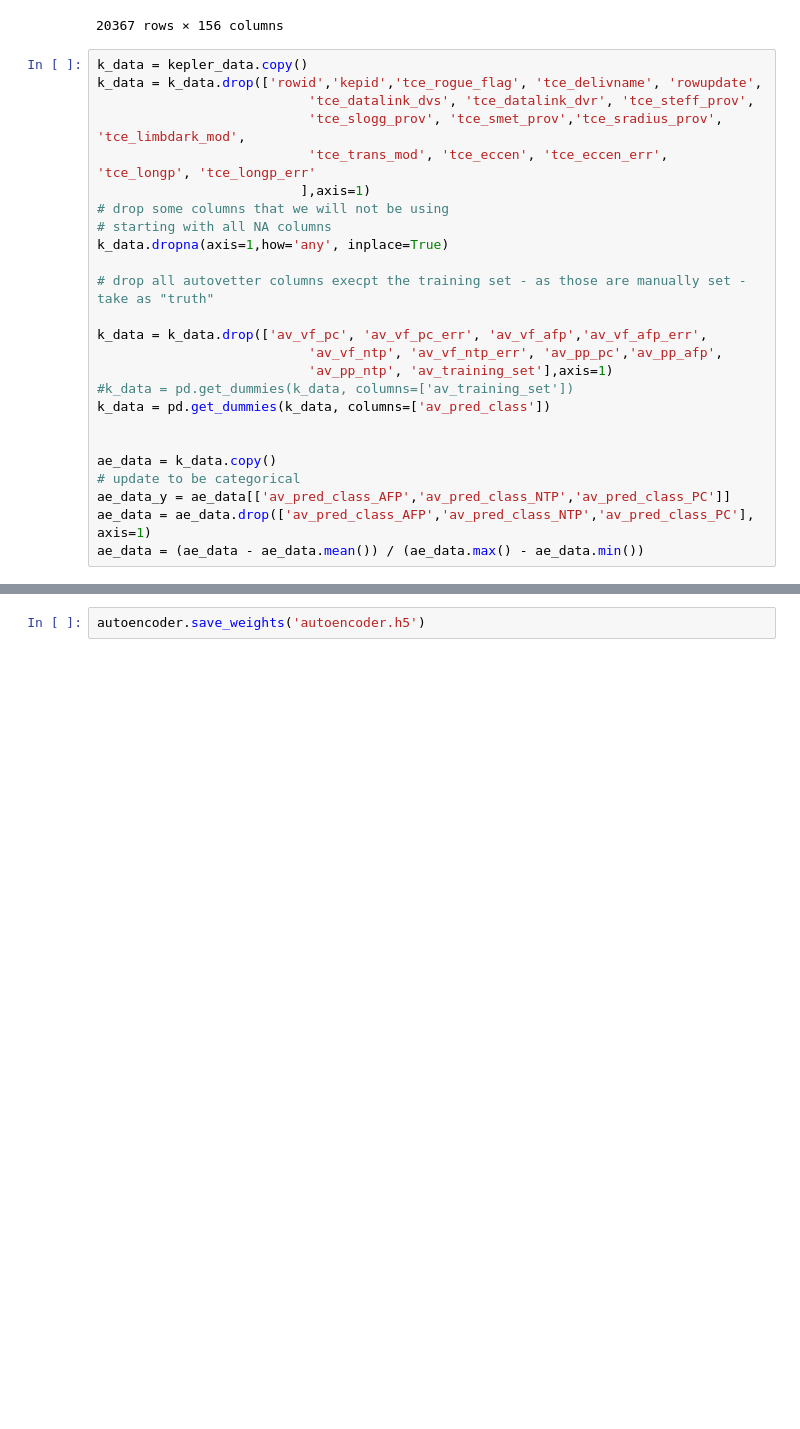
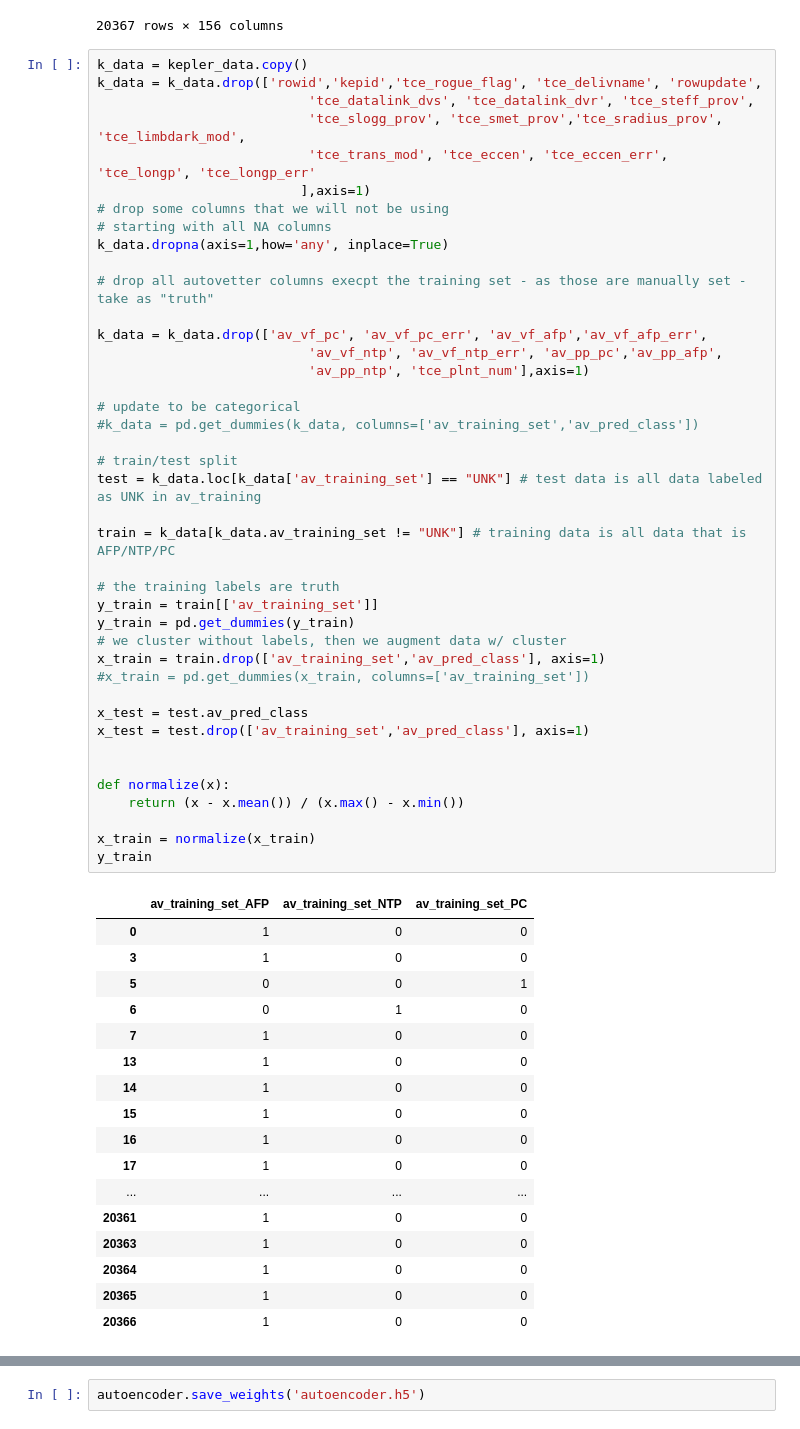
Before and after one commit to rugggg/CADS, a Jupyter notebook: thesis/deepEmbeddedClustering/decRefined.ipynb, the cells around one changed output, grey strips where cells are left out. Saved outputs shown, nothing was run; the diff lists cells and outputs as text; blank space fills up the shorter version.

```diff
--- a/thesis/deepEmbeddedClustering/decRefined.ipynb
+++ b/thesis/deepEmbeddedClustering/decRefined.ipynb
@@ -45,25 +47,59 @@ kepler_data
 # %%
 k_data = kepler_data.copy()
 k_data = k_data.drop(['rowid','kepid','tce_rogue_flag', 'tce_delivname', 'rowupdate',
                            'tce_datalink_dvs', 'tce_datalink_dvr', 'tce_steff_prov',
                            'tce_slogg_prov', 'tce_smet_prov','tce_sradius_prov', 'tce_limbdark_mod',
                            'tce_trans_mod', 'tce_eccen', 'tce_eccen_err', 'tce_longp', 'tce_longp_err'
                           ],axis=1)
 # drop some columns that we will not be using
 # starting with all NA columns
 k_data.dropna(axis=1,how='any', inplace=True)
 
 # drop all autovetter columns execpt the training set - as those are manually set - take as "truth"
 
 k_data = k_data.drop(['av_vf_pc', 'av_vf_pc_err', 'av_vf_afp','av_vf_afp_err',
                            'av_vf_ntp', 'av_vf_ntp_err', 'av_pp_pc','av_pp_afp',
-                           'av_pp_ntp', 'av_training_set'],axis=1)
-#k_data = pd.get_dummies(k_data, columns=['av_training_set'])
-k_data = pd.get_dummies(k_data, columns=['av_pred_class'])
+                           'av_pp_ntp', 'tce_plnt_num'],axis=1)
+
+# update to be categorical
+#k_data = pd.get_dummies(k_data, columns=['av_training_set','av_pred_class'])
+
+# train/test split
+test = k_data.loc[k_data['av_training_set'] == "UNK"] # test data is all data labeled as UNK in av_training
+
+train = k_data[k_data.av_training_set != "UNK"] # training data is all data that is AFP/NTP/PC
+
+# the training labels are truth
+y_train = train[['av_training_set']]
+y_train = pd.get_dummies(y_train)
+# we cluster without labels, then we augment data w/ cluster
+x_train = train.drop(['av_training_set','av_pred_class'], axis=1)
+#x_train = pd.get_dummies(x_train, columns=['av_training_set'])
+
+x_test = test.av_pred_class
+x_test = test.drop(['av_training_set','av_pred_class'], axis=1)
 
 
-ae_data = k_data.copy()
-# update to be categorical
-ae_data_y = ae_data[['av_pred_class_AFP','av_pred_class_NTP','av_pred_class_PC']]
-ae_data = ae_data.drop(['av_pred_class_AFP','av_pred_class_NTP','av_pred_class_PC'], axis=1)
-ae_data = (ae_data - ae_data.mean()) / (ae_data.max() - ae_data.min())
+def normalize(x):
+    return (x - x.mean()) / (x.max() - x.min())
+
+x_train = normalize(x_train)
+y_train
+# %% [output]
+|  | av_training_set_AFP | av_training_set_NTP | av_training_set_PC |
+| 0 | 1 | 0 | 0 |
+| 3 | 1 | 0 | 0 |
+| 5 | 0 | 0 | 1 |
+| 6 | 0 | 1 | 0 |
+| 7 | 1 | 0 | 0 |
+| 13 | 1 | 0 | 0 |
+| 14 | 1 | 0 | 0 |
+| 15 | 1 | 0 | 0 |
+| 16 | 1 | 0 | 0 |
+| 17 | 1 | 0 | 0 |
+| ... | ... | ... | ... |
+| 20361 | 1 | 0 | 0 |
+| 20363 | 1 | 0 | 0 |
+| 20364 | 1 | 0 | 0 |
+| 20365 | 1 | 0 | 0 |
+| 20366 | 1 | 0 | 0 |
```
Also changed, not shown: parts of 17 cells of this notebook.
